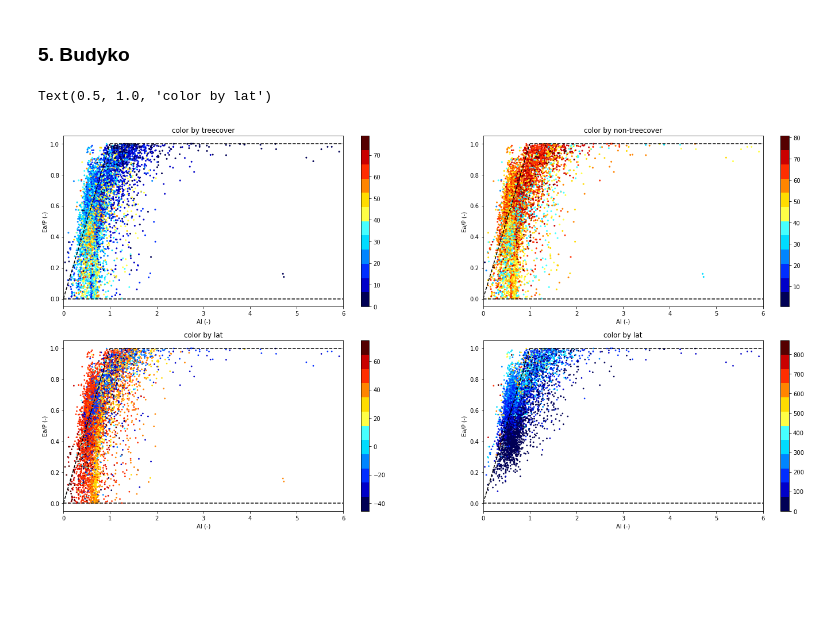
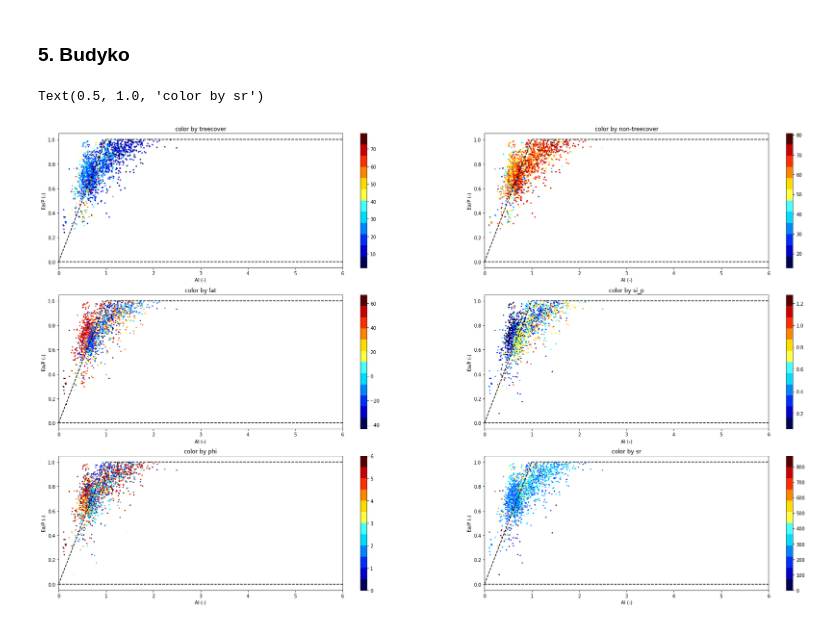
Before and after one commit to fvanoorschot/global_sr_module, a Jupyter notebook: visualize_catchment_characteristics.ipynb, the cells around one changed output. Saved outputs shown, nothing was run; the diff lists cells and outputs as text; code cells hidden in the pictures; blank space fills up the shorter version.

```diff
--- a/visualize_catchment_characteristics.ipynb
+++ b/visualize_catchment_characteristics.ipynb
@@ -391,11 +394,21 @@ Text(0, 0.5, 'minmax rz year')
+# %%
+# sample catchments with low sr
+srl = sr[sr<200]
+srh = sr[sr>200]
+srl_ix = srl.sample(100).index
+srl = sr.loc[srl_ix]
+sr = pd.concat([srl,srh]) #concat subsample of sr<200 with all sr>200
 # %%
 c = pd.read_csv(f'{out_dir}/catchment_characteristics_sel_area_wb.csv',index_col=0)
+c = c.loc[sr.index]
 tc = c.tc
 ntc = c.ntc
 lat = c.lat
 ep = c.ep_mean
 p = c.p_mean
 q = c.q_mean
+si_p = c.si_p
+phi = c.phi
 x = ep/p
 y = (p-q)/p
 x = x.dropna() # a few points with nan for AI
@@ -403,16 +416,9 @@ y = y[x.index]
 tc = tc[x.index]
 ntc = ntc[x.index]
 lat = lat[x.index]
-# %%
-sr_df = pd.read_csv(f'{work_dir}/output/sr_calculation/sr_all_catchments.csv',index_col=0)
-x2 = ep/p
-y2 = (p-q)/p
-x2 = x2[sr_df.index]
-y2 = y2[sr_df.index]
-sr = sr_df['20']
 # %%
-fig = plt.figure(figsize=(24,12))
-ax = fig.add_subplot(221)
+fig = plt.figure(figsize=(30,18))
+ax = fig.add_subplot(321)
 f = ax.scatter(x,y,c=tc,s=4,cmap=cm)
 plt.colorbar(f)
 ax.plot([0,1],[0,1], '--k')
@@ -424,41 +430,65 @@ ax.set_xlim(0,6)
 ax.set_ylim(-0.05,1.05)
 ax.set_title(f'color by treecover')
 
-ax = fig.add_subplot(222)
+ax = fig.add_subplot(322)
 f = ax.scatter(x,y,c=ntc,s=4,cmap=cm)
 plt.colorbar(f)
 ax.plot([0,1],[0,1], '--k')
 ax.plot([1,12],[1,1], '--k')
 ax.plot([0,12],[0,0], '--k')
 ax.set_xlabel('AI (-)')
 ax.set_ylabel('Ea/P (-)')
 ax.set_xlim(0,6)
 ax.set_ylim(-0.05,1.05)
 ax.set_title(f'color by non-treecover')
 
-ax = fig.add_subplot(223)
+ax = fig.add_subplot(323)
 f = ax.scatter(x,y,c=lat,s=3,cmap=cm)
 plt.colorbar(f)
 ax.plot([0,1],[0,1], '--k')
 ax.plot([1,12],[1,1], '--k')
 ax.plot([0,12],[0,0], '--k')
 ax.set_xlabel('AI (-)')
 ax.set_ylabel('Ea/P (-)')
 ax.set_xlim(0,6)
 ax.set_ylim(-0.05,1.05)
 ax.set_title(f'color by lat')
 
-ax = fig.add_subplot(224)
+ax = fig.add_subplot(324)
+f = ax.scatter(x2,y2,c=si_p,s=3,cmap=cm)
+plt.colorbar(f)
+ax.plot([0,1],[0,1], '--k')
+ax.plot([1,12],[1,1], '--k')
+ax.plot([0,12],[0,0], '--k')
+ax.set_xlabel('AI (-)')
+ax.set_ylabel('Ea/P (-)')
+ax.set_xlim(0,6)
+ax.set_ylim(-0.05,1.05)
+ax.set_title(f'color by si_p')
+
+ax = fig.add_subplot(325)
+f = ax.scatter(x2,y2,c=phi,s=3,cmap=cm)
+plt.colorbar(f)
+ax.plot([0,1],[0,1], '--k')
+ax.plot([1,12],[1,1], '--k')
+ax.plot([0,12],[0,0], '--k')
+ax.set_xlabel('AI (-)')
+ax.set_ylabel('Ea/P (-)')
+ax.set_xlim(0,6)
+ax.set_ylim(-0.05,1.05)
+ax.set_title(f'color by phi')
+
+ax = fig.add_subplot(326)
 f = ax.scatter(x2,y2,c=sr,s=3,cmap=cm)
 plt.colorbar(f)
 ax.plot([0,1],[0,1], '--k')
 ax.plot([1,12],[1,1], '--k')
 ax.plot([0,12],[0,0], '--k')
 ax.set_xlabel('AI (-)')
 ax.set_ylabel('Ea/P (-)')
 ax.set_xlim(0,6)
 ax.set_ylim(-0.05,1.05)
-ax.set_title(f'color by lat')
+ax.set_title(f'color by sr')
 # %% [output]
-Text(0.5, 1.0, 'color by lat')
+Text(0.5, 1.0, 'color by sr')
-[figure, old version]
+[figure, new version]
```
Also changed, not shown: parts of 8 cells of this notebook, 3 other files.
